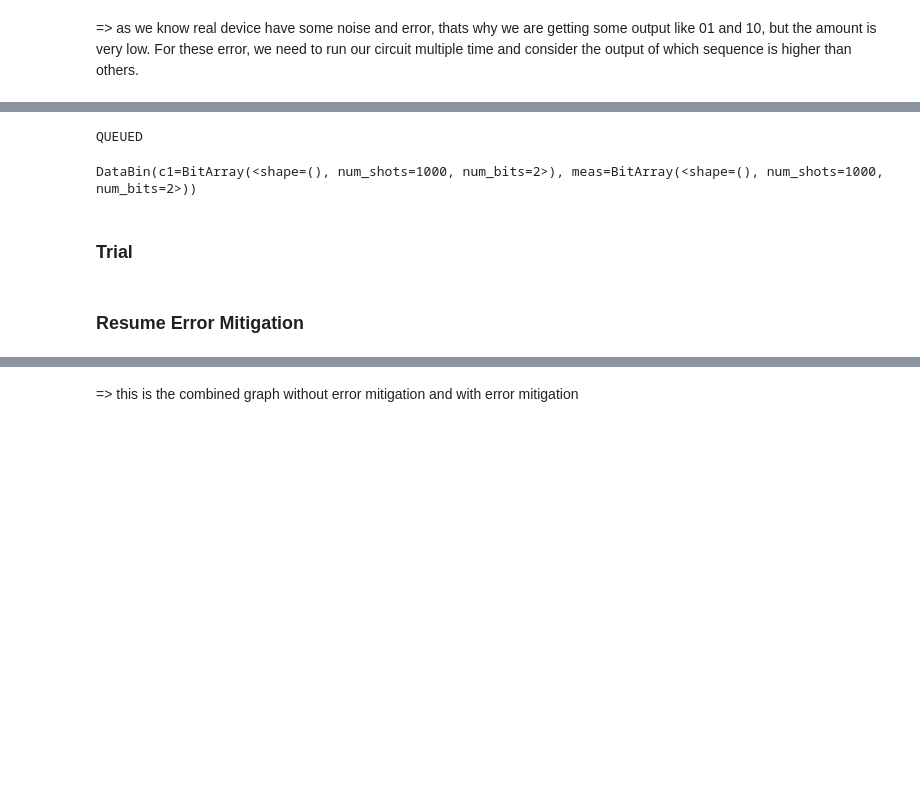
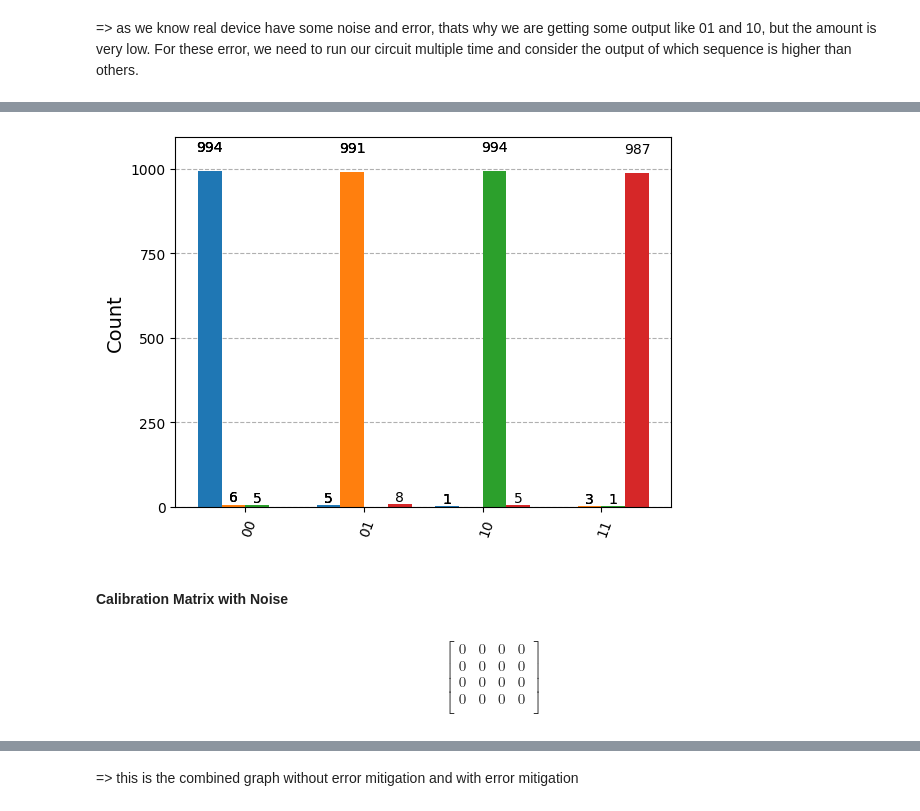
Before and after one commit to LTJ508/Quantum_Computing, a Jupyter notebook: CSE 499A - Assignment/Assignment01.ipynb, the cells around one changed output, grey strips where cells are left out. Cells and saved outputs as stored; diff of their text form; code cells hidden in the pictures; blank space fills up the shorter version.

```diff
--- a/CSE 499A - Assignment/Assignment01.ipynb
+++ b/CSE 499A - Assignment/Assignment01.ipynb
@@ -251,10 +417,8 @@ isa_circuit[3].draw("mpl", idle_wires=False)
 # %%
-sampler = Sampler(backend)
 job = backend.run(isa_circuit, shots=1000)
 
-while job.status() != 'DONE':
-    print(f"Job Status: {job.status()}")
+while job.status().name != 'DONE':
+    print(f"Job Status: {job.status().name}")
     time.sleep(10)  # Check status every 10 seconds
 
-result = job.result()
-#cal_result = result[0]
+cal_result = job.result()
@@ -301,7 +427,0 @@ job_id = "cwxtzv7tdtng0087jffg"
-# %%
-#backend version calibration
-job_id = "cwy43x7tdtng0087m7k0"
-retrieved_job = service.job(job_id)
-print(retrieved_job.status().name)
-# %% [output]
-QUEUED
@@ -310,10 +428,5 @@ retrieved_job = service.job(job_id)
-# %%
-result = retrieved_job.result()
-cal_result = result[0]
-# %%
-cal_result.data
-# %% [output]
-DataBin(c1=BitArray(<shape=(), num_shots=1000, num_bits=2>), meas=BitArray(<shape=(), num_shots=1000, num_bits=2>))
 # %%
-noisy_counts = cal_result.data.meas.get_counts()
-plot_histogram(noisy_counts)
+counts = cal_result.get_counts()
+plot_histogram(counts)
+# %% [output]
+[figure, added]
@@ -324,2 +432,0 @@ from qiskit.result import BaseReadoutMitigator
-# %% [markdown]
-### Trial
@@ -360,6 +433,14 @@ array_to_latex(meas_fitter.cal_matrix)
-# %% [markdown]
-### Resume Error Mitigation
+# %% [markdown]
+#### Calibration Matrix with Noise
 # %%
-cal_result = result
 meas_fitter = CompleteMeasFitter(cal_result, state_labels, circlabel='mcal')
 array_to_latex(meas_fitter.cal_matrix)
+# %% [output]
+$$
+\begin{bmatrix}
+0 & 0 & 0 & 0  \\
+ 0 & 0 & 0 & 0  \\
+ 0 & 0 & 0 & 0  \\
+ 0 & 0 & 0 & 0  \\
+ \end{bmatrix}
+$$
```
Also changed, not shown: parts of 84 cells of this notebook, 1 other file.
